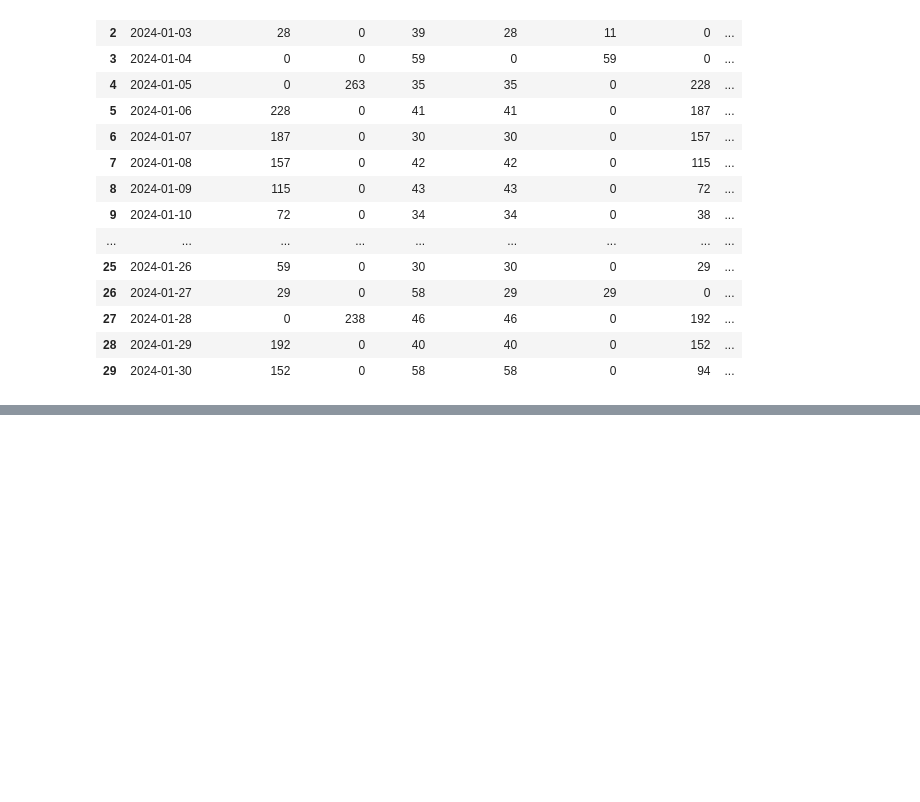
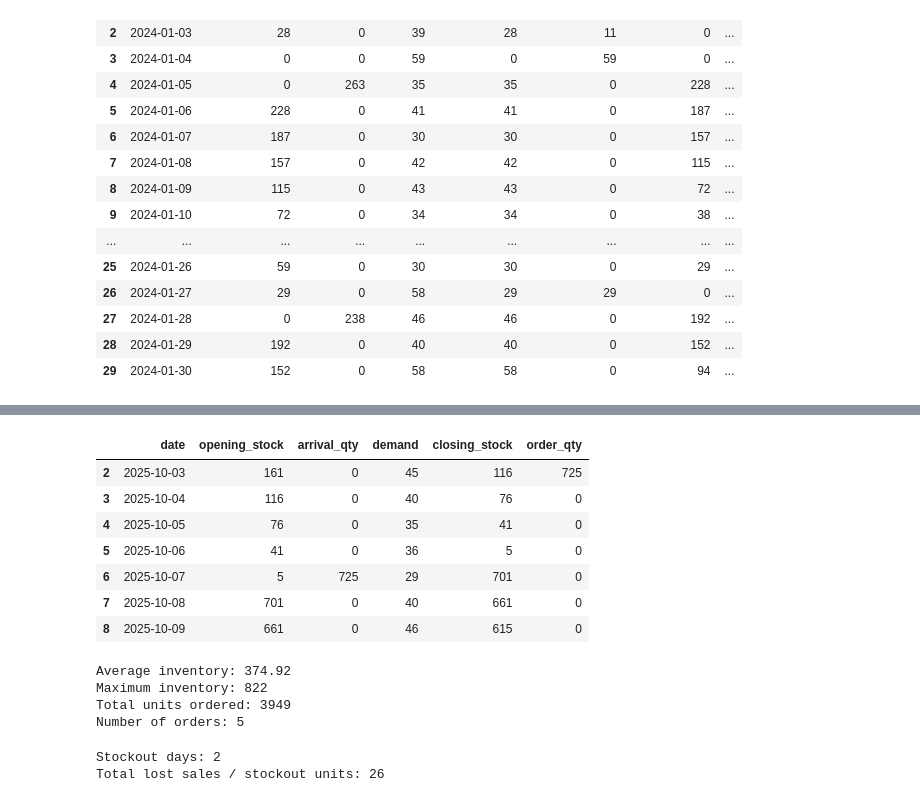
Before and after one commit to Durvank707/opsell-ai-ml-prep, a Jupyter notebook: EcomAI-OS/notebooks/03_inventory_simulation_v2.ipynb, the cells around one changed output, grey strips where cells are left out. Cells and saved outputs as stored; diff of their text form; code cells hidden in the pictures; blank space fills up the shorter version.

```diff
--- a/EcomAI-OS/notebooks/03_inventory_simulation_v2.ipynb
+++ b/EcomAI-OS/notebooks/03_inventory_simulation_v2.ipynb
@@ -255,0 +438,9 @@ simulation
+# %%
+p001_error_std = float(
+    forecast_error_std.loc[
+        forecast_error_std["product_id"] == product_id,
+        "error_std"
+    ].iloc[0]
+)
+
+print("P001 forecast error std:", p001_error_std)
@@ -255,0 +783,57 @@ simulation
+# %%
+backtest_results[
+    (backtest_results["date"] >= "2025-10-03")
+    & (backtest_results["date"] <= "2025-10-09")
+][
+    [
+        "date",
+        "opening_stock",
+        "arrival_qty",
+        "demand",
+        "closing_stock",
+        "order_qty",
+    ]
+]
+# %% [output]
+|  | date | opening_stock | arrival_qty | demand | closing_stock | order_qty |
+| 2 | 2025-10-03 | 161 | 0 | 45 | 116 | 725 |
+| 3 | 2025-10-04 | 116 | 0 | 40 | 76 | 0 |
+| 4 | 2025-10-05 | 76 | 0 | 35 | 41 | 0 |
+| 5 | 2025-10-06 | 41 | 0 | 36 | 5 | 0 |
+| 6 | 2025-10-07 | 5 | 725 | 29 | 701 | 0 |
+| 7 | 2025-10-08 | 701 | 0 | 40 | 661 | 0 |
+| 8 | 2025-10-09 | 661 | 0 | 46 | 615 | 0 |
+# %%
+average_inventory = backtest_results["closing_stock"].mean()
+
+maximum_inventory = backtest_results["closing_stock"].max()
+
+total_units_ordered = backtest_results["order_qty"].sum()
+
+number_of_orders = (
+    backtest_results["order_qty"] > 0
+).sum()
+
+print("Average inventory:", round(average_inventory, 2))
+print("Maximum inventory:", maximum_inventory)
+print("Total units ordered:", total_units_ordered)
+print("Number of orders:", number_of_orders)
+# %% [output]
+Average inventory: 374.92
+Maximum inventory: 822
+Total units ordered: 3949
+Number of orders: 5
+# %%
+stockout_days = (
+    backtest_results["stockout_units"] > 0
+).sum()
+
+total_stockout_units = (
+    backtest_results["stockout_units"].sum()
+)
+
+print("Stockout days:", stockout_days)
+print("Total lost sales / stockout units:", total_stockout_units)
+# %% [output]
+Stockout days: 2
+Total lost sales / stockout units: 26
```
Also changed, not shown: parts of 62 cells of this notebook, 2 other files.
